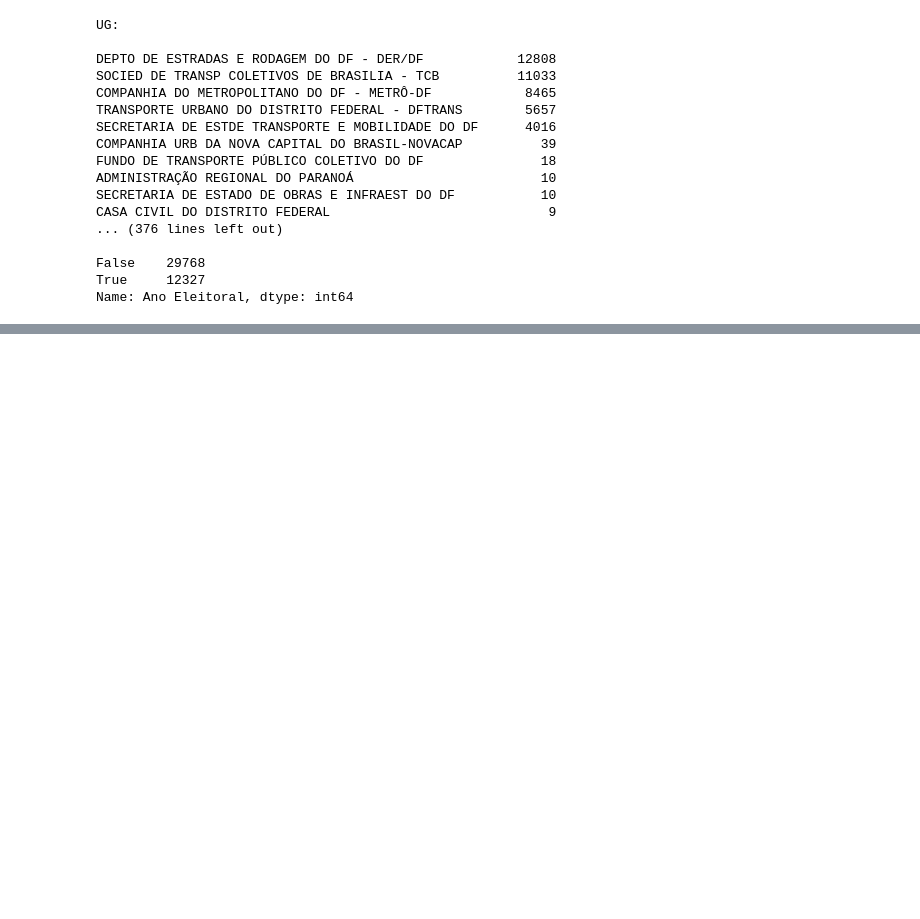
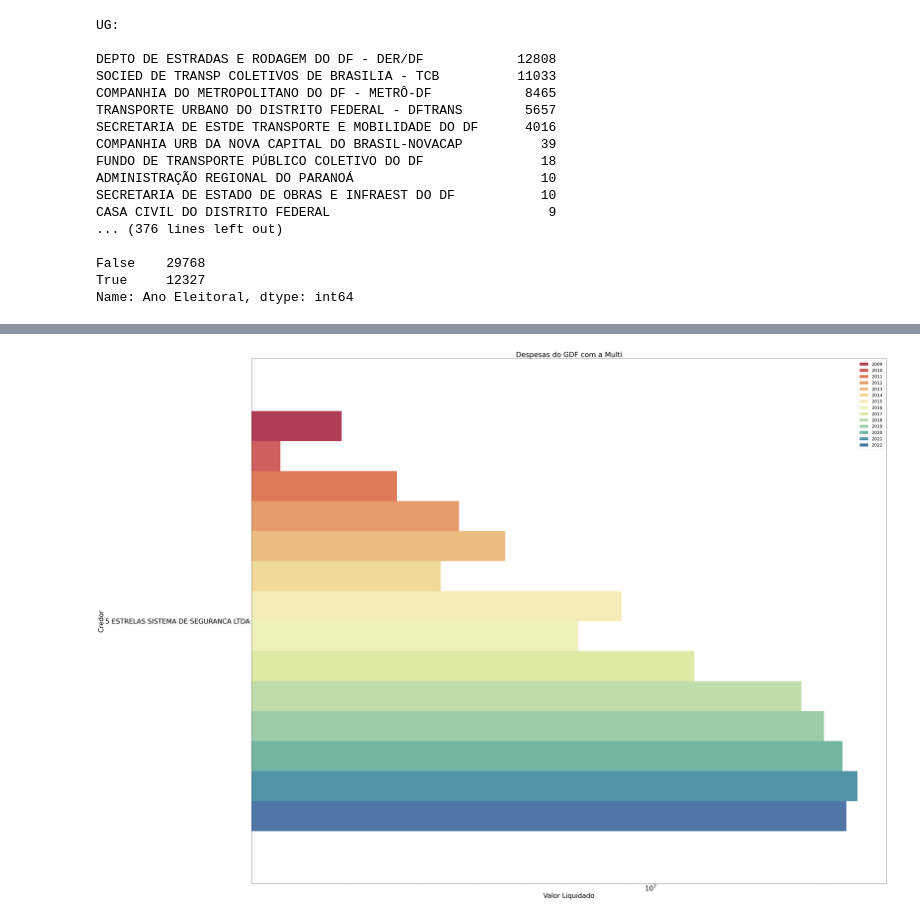
Before and after one commit to n3vrmr/despesas_df, a Jupyter notebook: cadernos_jupyter/analise_exploratoria.ipynb, the cells around one changed output, grey strips where cells are left out. Drawn from its saved outputs; the diff is of its cells as text; code cells hidden in the pictures; blank space fills up the shorter version.

```diff
--- a/cadernos_jupyter/analise_exploratoria.ipynb
+++ b/cadernos_jupyter/analise_exploratoria.ipynb
@@ -1190,0 +1289,3 @@ Name: Ano Eleitoral, dtype: int64
+# %%
+cinco_estrelas = despesas_all[despesas_all["CREDOR"] == "5 ESTRELAS SISTEMA DE SEGURANCA LTDA"]
+cinco_estrelas
@@ -1190,0 +1318,3 @@ Name: Ano Eleitoral, dtype: int64
+# %%
+cinco_estrelas_grouped = cinco_estrelas.groupby("Ano",as_index=False).sum(numeric_only=True)
+cinco_estrelas_grouped
@@ -1190,0 +1339,3 @@ Name: Ano Eleitoral, dtype: int64
+# %%
+cinco_estrelas_grouped["CREDOR"] = "5 ESTRELAS SISTEMA DE SEGURANCA LTDA"
+cinco_estrelas_grouped
@@ -1190,0 +1358,13 @@ Name: Ano Eleitoral, dtype: int64
+# %%
+plt.figure(figsize=(48,40))
+ax_log_5estrelas = sns.barplot(data=cinco_estrelas_grouped,x="LIQUIDADO",y="CREDOR",hue="Ano",
+                               palette="Spectral")
+ax_log_5estrelas.axes.set_title("Despesas do GDF com a Multi",fontsize=30) # title
+ax_log_5estrelas.set_xlabel("Valor Liquidado",fontsize=28) # x axis label
+ax_log_5estrelas.set_ylabel("Credor",fontsize=28) # y axis label
+ax_log_5estrelas.tick_params(labelsize=28)
+ax_log_5estrelas.set_xscale("log") # setting to log scale for better visualization
+plt.legend(fontsize=18)
+plt.show()
+# %% [output]
+[figure, added]
```
Also changed, not shown: parts of 18 cells of this notebook.
